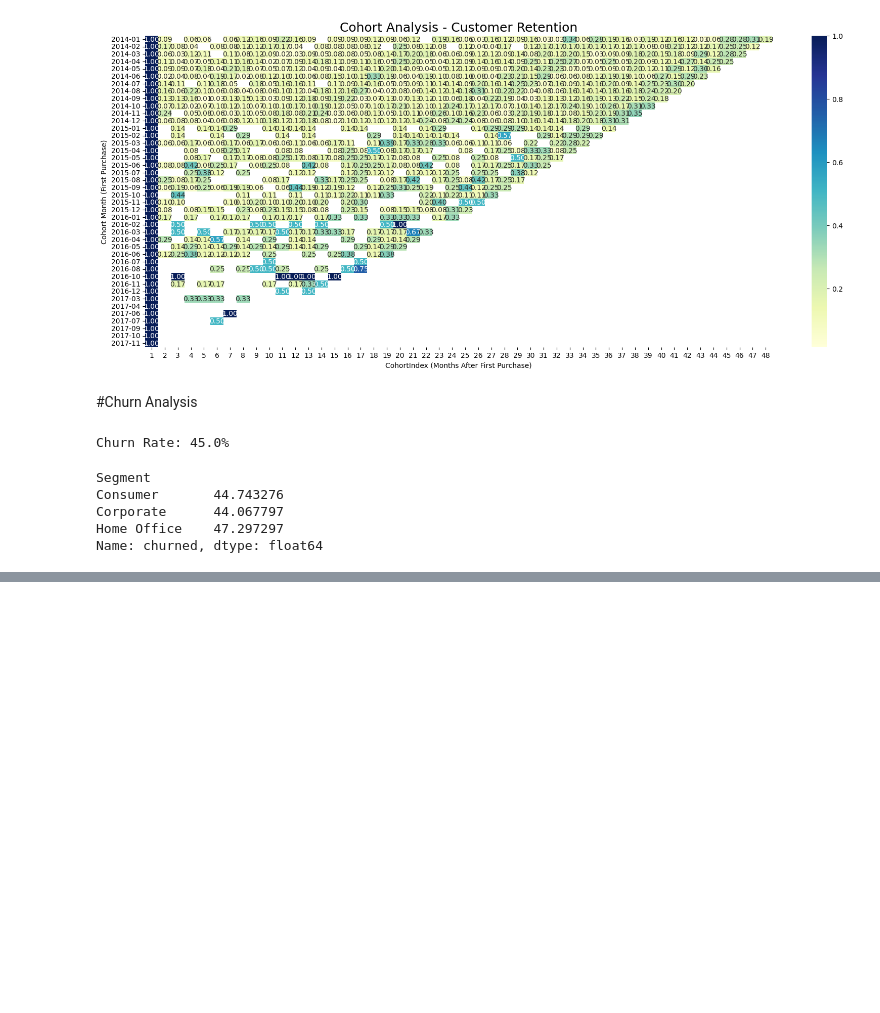
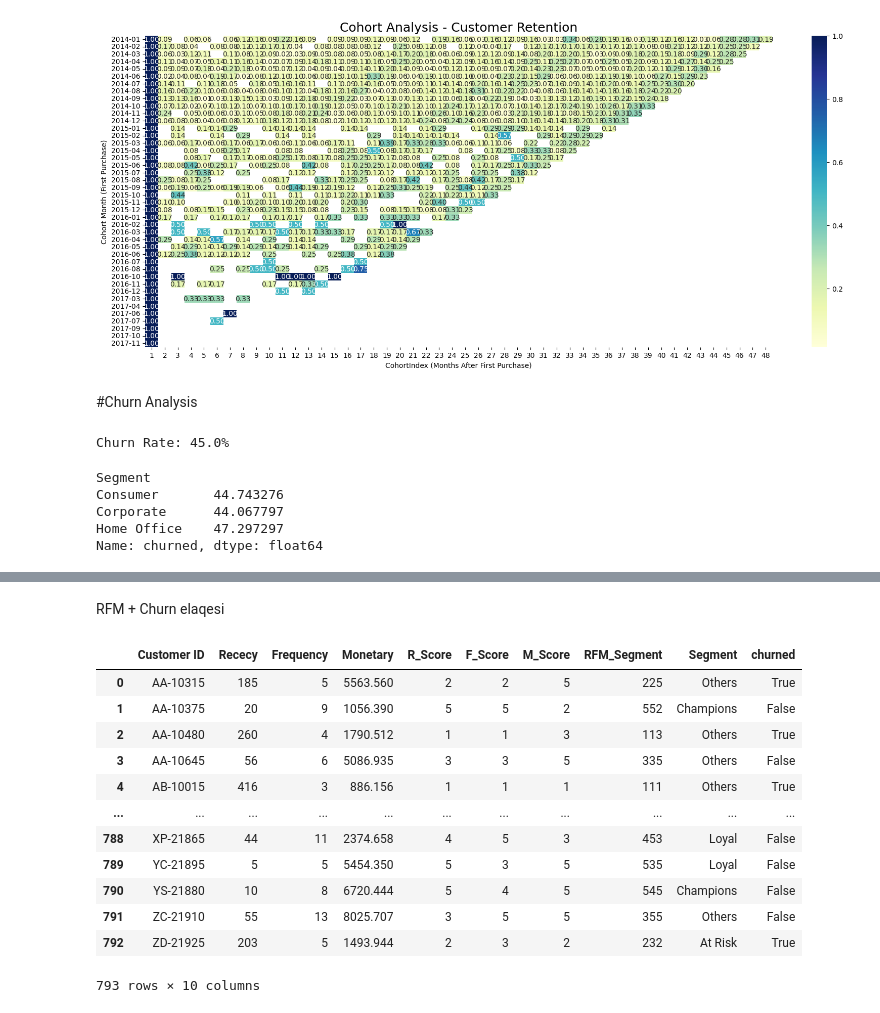
Before and after one commit to fidanismayilzada23/Data-Analitc, a Jupyter notebook: Sales_Analysis.ipynb, the cells around one changed output, grey strips where cells are left out. Drawn from its saved outputs; the diff is of its cells as text; code cells hidden in the pictures; blank space fills up the shorter version.

```diff
--- a/Sales_Analysis.ipynb
+++ b/Sales_Analysis.ipynb
@@ -335,0 +392,7 @@ Name: churned, dtype: float64
+# %%
+rfm['RFM_Segment']=(
+    rfm['R_Score'].astype(str)+
+    rfm['F_Score'].astype(str)+
+    rfm['M_Score'].astype(str)
+)
+rfm
@@ -335,0 +413,2 @@ Name: churned, dtype: float64
+# %%
+rfm[['R_Score','F_Score','M_Score']]=rfm[['R_Score','F_Score','M_Score']].astype(int)
@@ -335,0 +423,11 @@ Name: churned, dtype: float64
+# %%
+def segment(row):
+  if row['R_Score']==5 and row['F_Score']>=4:
+      return 'Champions'
+  elif row['R_Score']>=4:
+      return 'Loyal'
+  elif row['R_Score']<=2 and row['F_Score']>=3:
+      return 'At Risk'
+  else:
+      return 'Others'
+rfm['Segment']=rfm.apply(segment,axis=1)
@@ -335,0 +482,29 @@ Name: churned, dtype: float64
+# %% [markdown]
+RFM + Churn elaqesi
+# %%
+snapshot_date=df['Order Date'].max() + pd.Timedelta(days=1)
+
+last_purchase=df.groupby('Customer ID')['Order Date'].max().reset_index()
+last_purchase['days_since_last']=(snapshot_date-last_purchase['Order Date']).dt.days
+last_purchase['churned']=last_purchase['days_since_last']>90
+# %%
+rfm_churn = rfm.merge(
+    last_purchase[['Customer ID','churned']],
+    on='Customer ID',
+    how='left'
+)
+rfm_churn
+# %% [output]
+|  | Customer ID | Rececy | Frequency | Monetary | R_Score | F_Score | M_Score | RFM_Segment | Segment | churned |
+| 0 | AA-10315 | 185 | 5 | 5563.560 | 2 | 2 | 5 | 225 | Others | True |
+| 1 | AA-10375 | 20 | 9 | 1056.390 | 5 | 5 | 2 | 552 | Champions | False |
+| 2 | AA-10480 | 260 | 4 | 1790.512 | 1 | 1 | 3 | 113 | Others | True |
+| 3 | AA-10645 | 56 | 6 | 5086.935 | 3 | 3 | 5 | 335 | Others | False |
+| 4 | AB-10015 | 416 | 3 | 886.156 | 1 | 1 | 1 | 111 | Others | True |
+| ... | ... | ... | ... | ... | ... | ... | ... | ... | ... | ... |
+| 788 | XP-21865 | 44 | 11 | 2374.658 | 4 | 5 | 3 | 453 | Loyal | False |
+| 789 | YC-21895 | 5 | 5 | 5454.350 | 5 | 3 | 5 | 535 | Loyal | False |
+| 790 | YS-21880 | 10 | 8 | 6720.444 | 5 | 4 | 5 | 545 | Champions | False |
+| 791 | ZC-21910 | 55 | 13 | 8025.707 | 3 | 5 | 5 | 355 | Others | False |
+| 792 | ZD-21925 | 203 | 5 | 1493.944 | 2 | 3 | 2 | 232 | At Risk | True |
+793 rows × 10 columns
```
Also changed, not shown: parts of 23 cells of this notebook.
